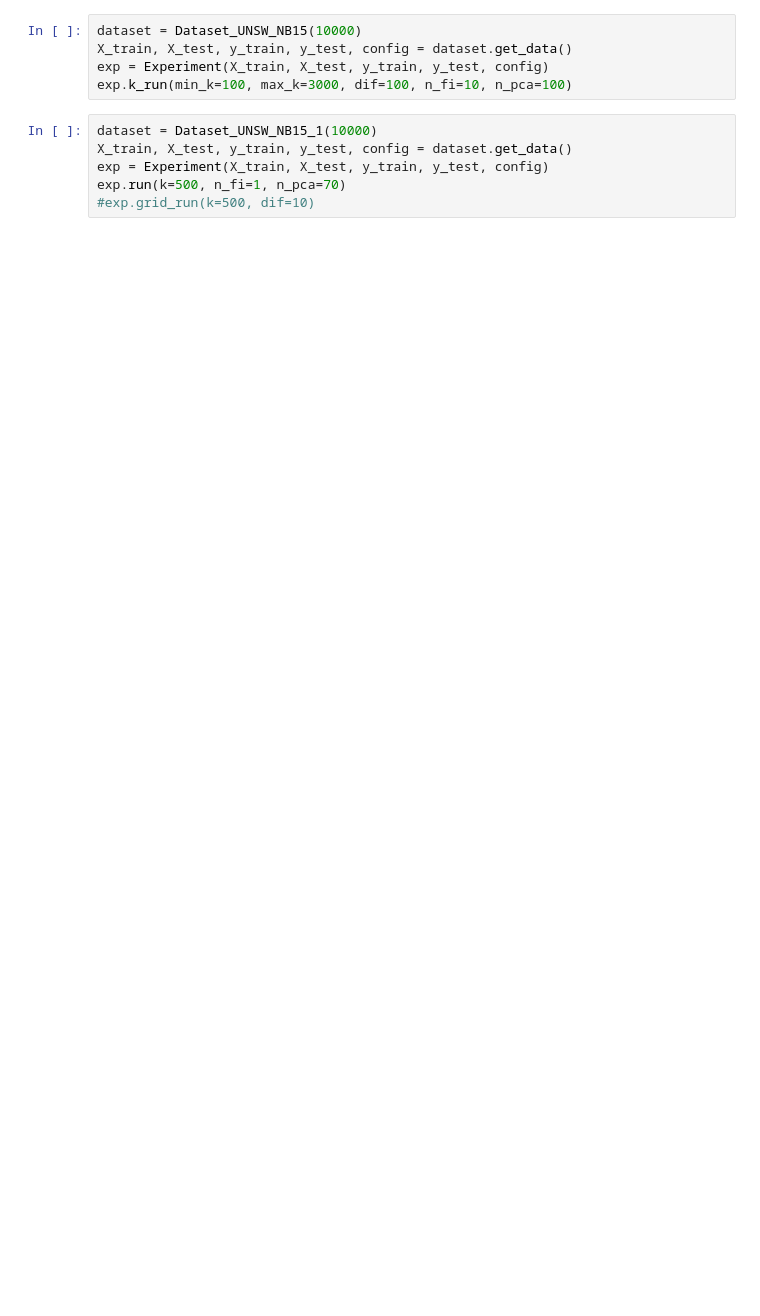
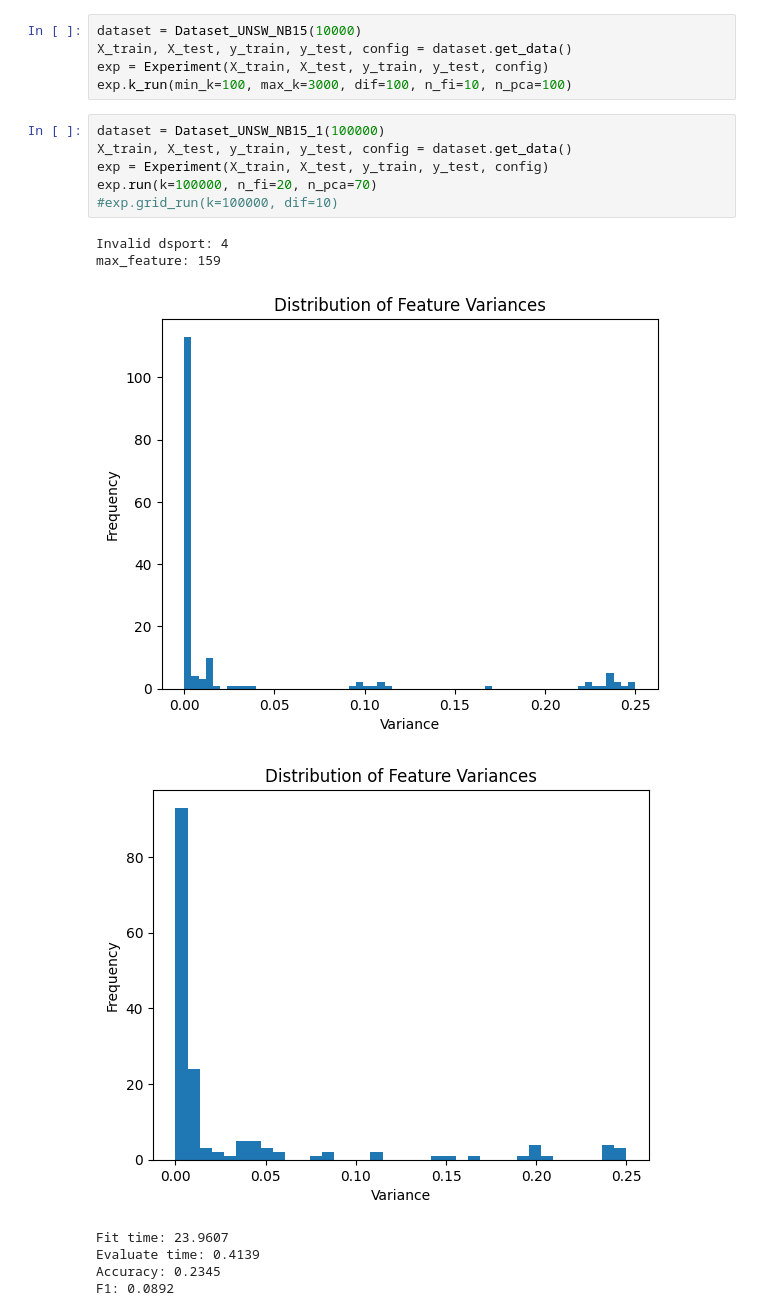
Before and after one commit to Sugata10723/IDS_IoT, a Jupyter notebook: main.ipynb, the cells around one changed output. Drawn from its saved outputs; the diff is of its cells as text; blank space fills up the shorter version.

```diff
--- a/main.ipynb
+++ b/main.ipynb
@@ -15,9 +15,18 @@ X_train, X_test, y_train, y_test, config = dataset.get_data()
 exp = Experiment(X_train, X_test, y_train, y_test, config)
 exp.k_run(min_k=100, max_k=3000, dif=100, n_fi=10, n_pca=100)
 # %%
-dataset = Dataset_UNSW_NB15_1(10000)
+dataset = Dataset_UNSW_NB15_1(100000)
 X_train, X_test, y_train, y_test, config = dataset.get_data()
 exp = Experiment(X_train, X_test, y_train, y_test, config)
-exp.run(k=500, n_fi=1, n_pca=70)
-#exp.grid_run(k=500, dif=10)
+exp.run(k=100000, n_fi=20, n_pca=70)
+#exp.grid_run(k=100000, dif=10)
+# %% [output]
+Invalid dsport: 4
+max_feature: 159
+[figure, added]
+[figure, added]
+Fit time: 23.9607
+Evaluate time: 0.4139
+Accuracy: 0.2345
+F1: 0.0892
 # %%
```
Also changed, not shown: parts of 3 cells of this notebook, 10 other files.
